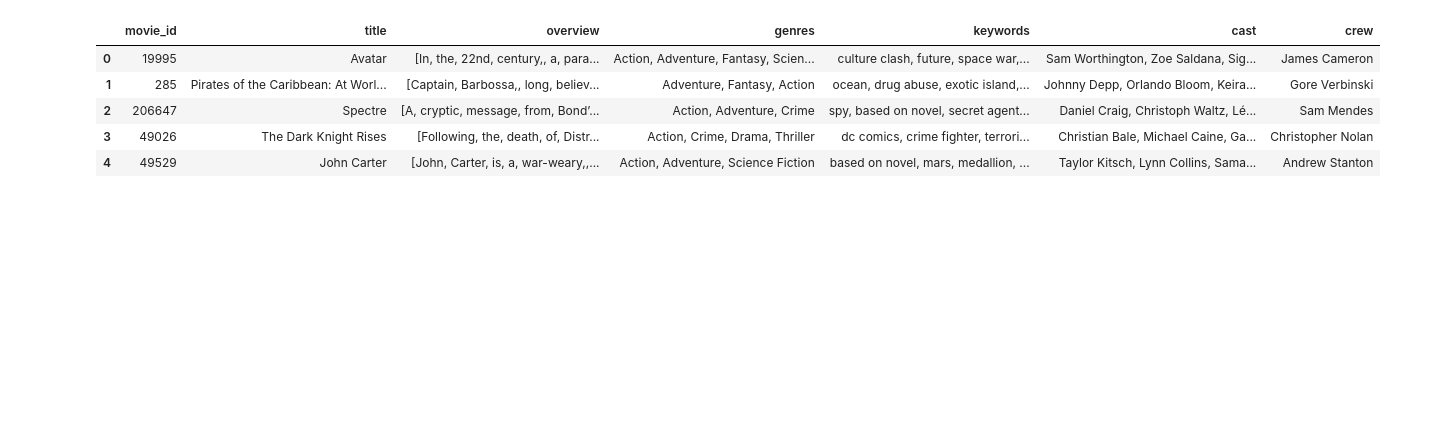
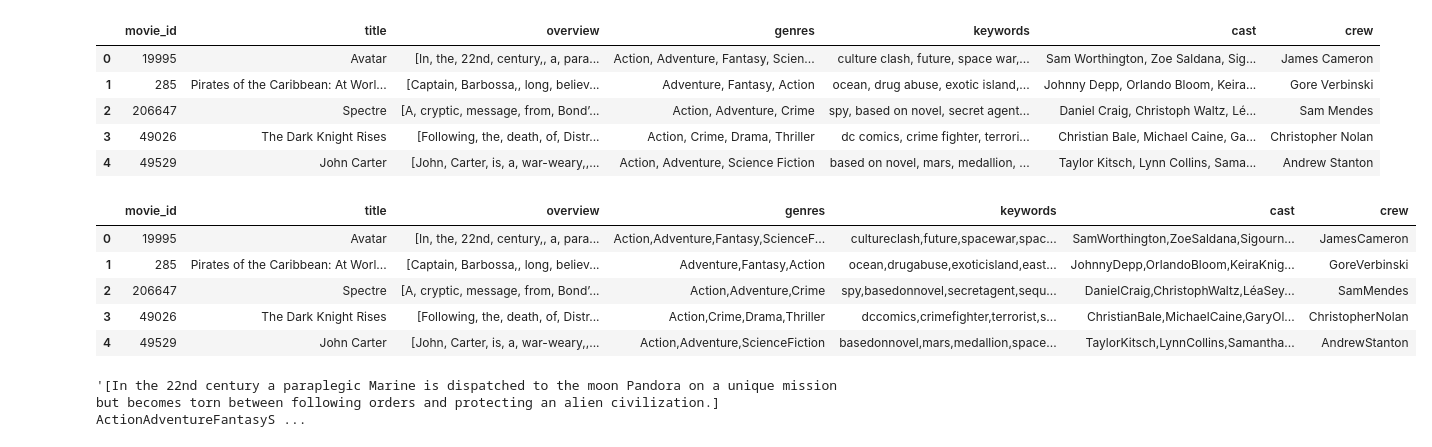
Before and after one commit to 4GeeksAcademy/Proy-KNN-VLG, a Jupyter notebook: src/explore.ipynb, the cells around one changed output. Drawn from its saved outputs; the diff is of its cells as text; code cells hidden in the pictures; blank space fills up the shorter version.

```diff
--- a/src/explore.ipynb
+++ b/src/explore.ipynb
@@ -165,3 +165,54 @@ df.head()
 | 2 | 206647 | Spectre | [A, cryptic, message, from, Bond’... | Action, Adventure, Crime | spy, based on novel, secret agent... | Daniel Craig, Christoph Waltz, Lé... | Sam Mendes |
 | 3 | 49026 | The Dark Knight Rises | [Following, the, death, of, Distr... | Action, Crime, Drama, Thriller | dc comics, crime fighter, terrori... | Christian Bale, Michael Caine, Ga... | Christopher Nolan |
 | 4 | 49529 | John Carter | [John, Carter, is, a, war-weary,,... | Action, Adventure, Science Fiction | based on novel, mars, medallion, ... | Taylor Kitsch, Lynn Collins, Sama... | Andrew Stanton |
+# %%
+# Función para quitar los espacios en los elementos de una lista o cadenas de texto
+def remove_spaces(value):
+    if isinstance(value, list):  # Si el valor es una lista
+        return [item.replace(' ', '') for item in value]  # Elimina los espacios de cada elemento
+    elif isinstance(value, str):  # Si el valor es una cadena de texto
+        return value.replace(' ', '')  # Elimina los espacios
+    else:
+        return value  # Devuelve el valor sin cambios si es otro tipo
+
+# Aplicar la función a las columnas correspondientes
+df['genres'] = df['genres'].apply(remove_spaces)
+df['cast'] = df['cast'].apply(remove_spaces)
+df['crew'] = df['crew'].apply(remove_spaces)
+df['keywords'] = df['keywords'].apply(remove_spaces)
+
+df.head()
+# %% [output]
+|  | movie_id | title | overview | genres | keywords | cast | crew |
+| 0 | 19995 | Avatar | [In, the, 22nd, century,, a, para... | Action,Adventure,Fantasy,ScienceF... | cultureclash,future,spacewar,spac... | SamWorthington,ZoeSaldana,Sigourn... | JamesCameron |
+| 1 | 285 | Pirates of the Caribbean: At Worl... | [Captain, Barbossa,, long, believ... | Adventure,Fantasy,Action | ocean,drugabuse,exoticisland,east... | JohnnyDepp,OrlandoBloom,KeiraKnig... | GoreVerbinski |
+| 2 | 206647 | Spectre | [A, cryptic, message, from, Bond’... | Action,Adventure,Crime | spy,basedonnovel,secretagent,sequ... | DanielCraig,ChristophWaltz,LéaSey... | SamMendes |
+| 3 | 49026 | The Dark Knight Rises | [Following, the, death, of, Distr... | Action,Crime,Drama,Thriller | dccomics,crimefighter,terrorist,s... | ChristianBale,MichaelCaine,GaryOl... | ChristopherNolan |
+| 4 | 49529 | John Carter | [John, Carter, is, a, war-weary,,... | Action,Adventure,ScienceFiction | basedonnovel,mars,medallion,space... | TaylorKitsch,LynnCollins,Samantha... | AndrewStanton |
+# %%
+# Función para limpiar espacios y comillas extras
+def clean_string(value):
+    # Eliminar espacios extras y comillas no deseadas
+    return ' '.join(str(value).replace("'", "").split())
+
+# Función para combinar todas las columnas en una sola cadena
+def combine_columns(row):
+    # Limpiar y combinar los valores de todas las columnas
+    return ' '.join([
+        clean_string(row['overview']),
+        clean_string(row['genres']),
+        clean_string(row['keywords']),
+        clean_string(row['cast']),
+        clean_string(row['crew'])
+    ])
+
+# Crear la nueva columna 'tags' combinando las columnas procesadas
+df['tags'] = df.apply(combine_columns, axis=1)
+
+# Reemplazar comas por espacios en blanco en la columna 'tags'
+df['tags'] = df['tags'].str.replace(',', '')
+
+# Mostrar el primer valor de la columna 'tags' para verificar
+df["tags"][0]
+# %% [output]
+'[In the 22nd century a paraplegic Marine is dispatched to the moon Pandora on a unique mission but becomes torn between following orders and protecting an alien civilization.] ActionAdventureFantasyS ...
```
